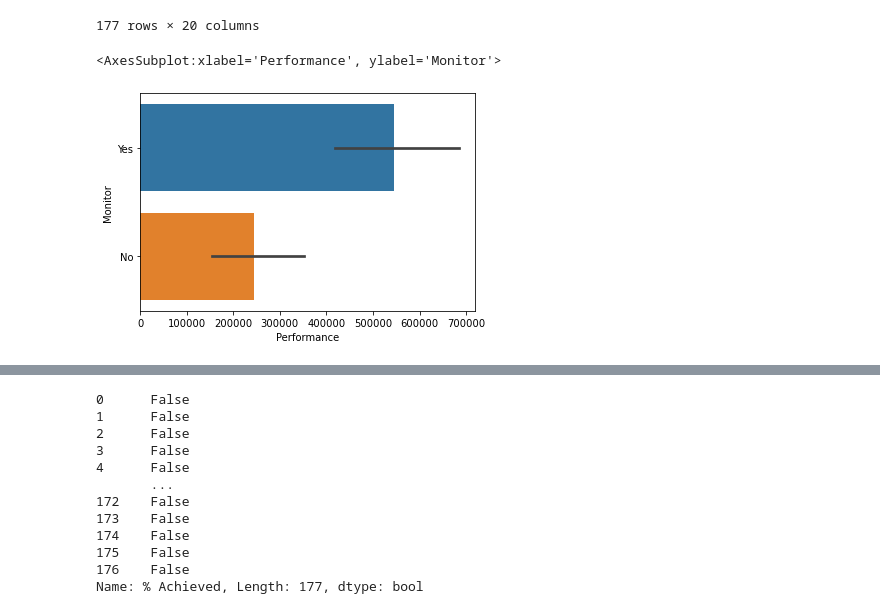
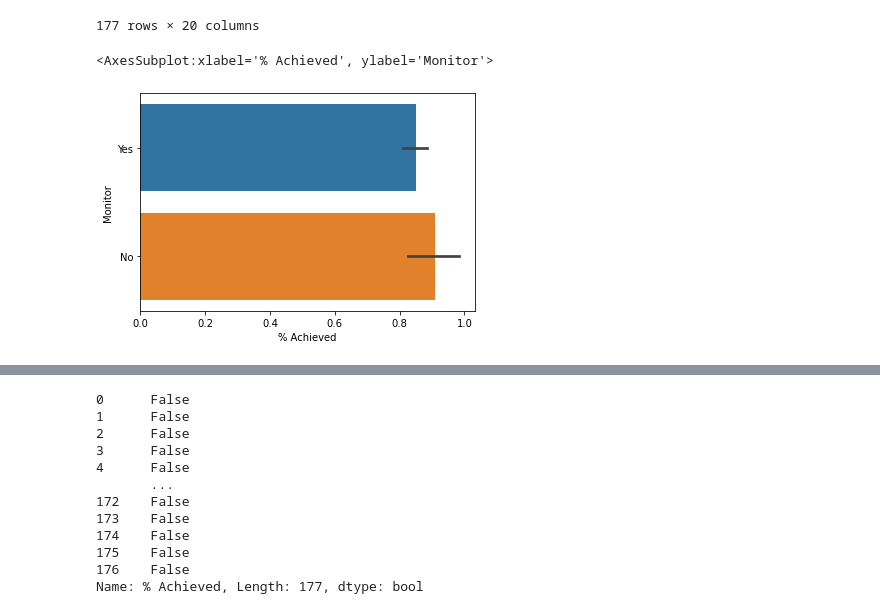
Before and after one commit to ahmadasd1234/Emergent-Energy, a Jupyter notebook: iX internship.ipynb, the cells around one changed output, grey strips where cells are left out. Drawn from its saved outputs; the diff is of its cells as text; code cells hidden in the pictures.

```diff
--- a/iX internship.ipynb
+++ b/iX internship.ipynb
@@ -359,10 +350,10 @@ df2.fillna(0)
 | 176 | 0 | 0 | 0 | 0 | 0 | 0 | 0 | 1.929739e+05 | ... |
 177 rows × 20 columns
 # %%
-sns.barplot("Performance" , "Monitor" , data = df2)
+sns.barplot("% Achieved" , "Monitor" , data = df2)
 # %% [output]
-<AxesSubplot:xlabel='Performance', ylabel='Monitor'>
+<AxesSubplot:xlabel='% Achieved', ylabel='Monitor'>
-[figure, old version]
+[figure, new version]
 # %%
 df2.info()
 # %% [output]
```
Also changed, not shown: parts of 35 cells of this notebook.
